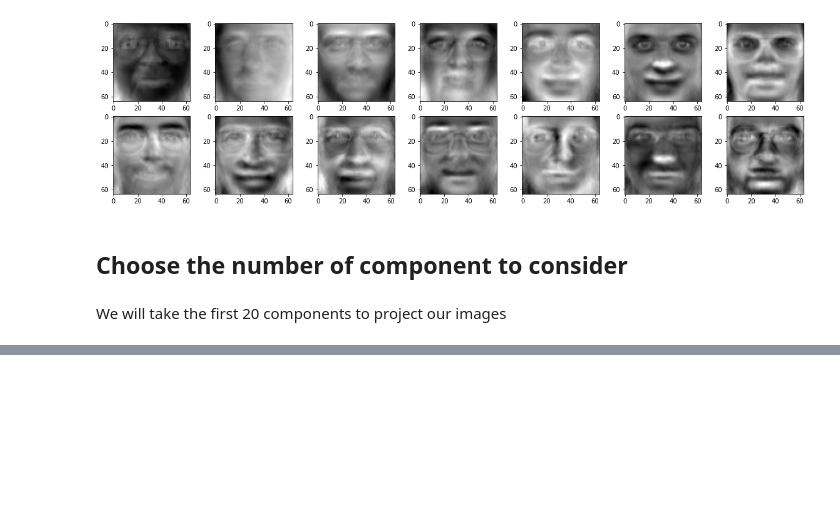
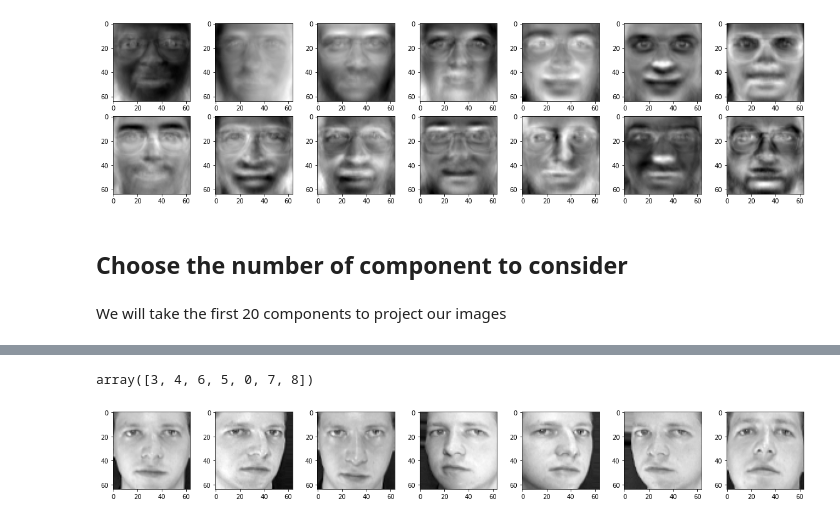
Before and after one commit to mhannani/data-mining-utils, a Jupyter notebook: Faciale recognition/Task_6.ipynb, the cells around one changed output, grey strips where cells are left out. Drawn from its saved outputs; the diff is of its cells as text; code cells hidden in the pictures; blank space fills up the shorter version.

```diff
--- a/Faciale recognition/Task_6.ipynb
+++ b/Faciale recognition/Task_6.ipynb
@@ -64,0 +239,42 @@ from selectors import select_components
+# %%
+import numpy as np
+import matplotlib.pyplot as plt
+
+
+def recognize_face(img, imgs, components, n_faces=7):
+    """
+    Recognize the given face and return the recognized faces.
+    :param n_faces: integer
+        Number of images to return.
+    :param components: array_like
+        An array of components.
+    :param img: array_like
+        The face to recognized
+    :param imgs: array_like
+        The dataset of faces
+    :return: array_like
+        `n_faces` index of similar faces.
+    """
+
+    distance = np.empty(shape=[len(imgs)])
+    weight_face = project_img(img, components)
+    weights = project_imgs(imgs, components)
+
+    for weight in weights:
+        delta = weight - weight_face
+        np.append(distance, sum(abs(delta)))
+
+    # Show the similar faces
+    fig = plt.figure(figsize=(20, 5))
+
+    for i in range(n_faces):
+        ax = fig.add_subplot(2, 7, i + 1)
+        ax.imshow(imgs[i].reshape(64, 64), cmap='gray')
+
+    # index of similar image with smallest difference.
+    return distance.argsort()[:n_faces]
+# %%
+recognize_face(face_vector, faces_data, comps_retained)
+# %% [output]
+array([3, 4, 6, 5, 0, 7, 8])
+[figure, added]
```
Also changed, not shown: parts of 22 cells of this notebook, 7 other files.
